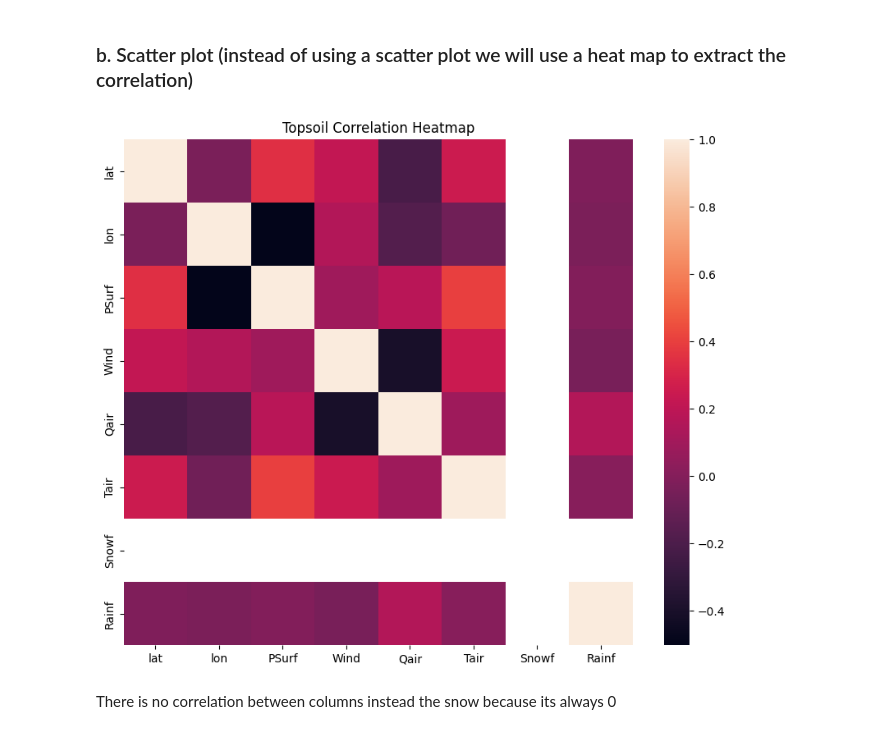
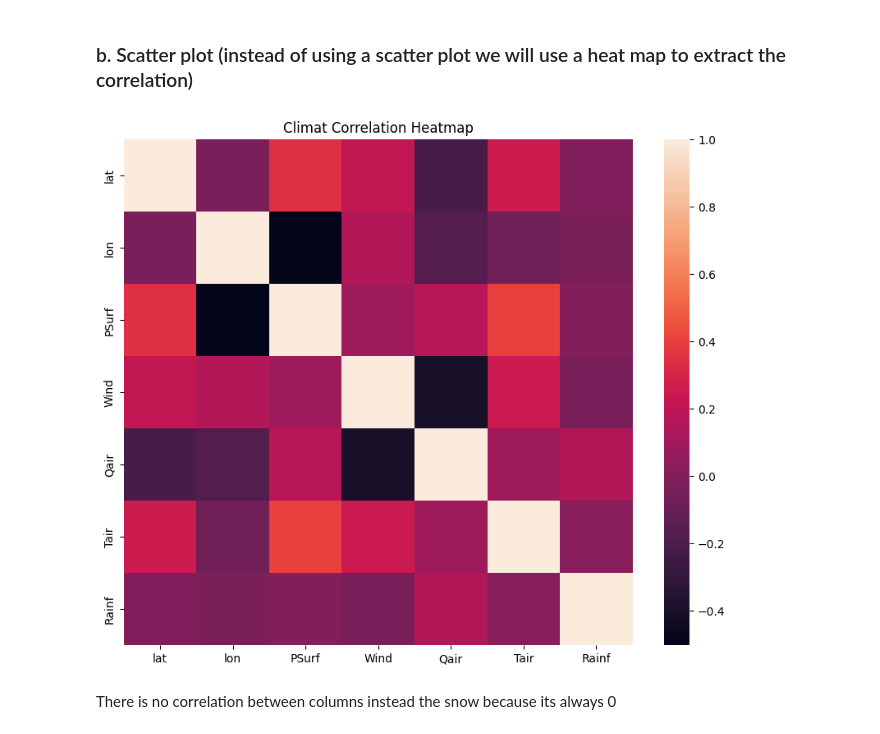
Before and after one commit to grosvenor01/Soil-DATA-manip, a Jupyter notebook: main.ipynb, the cells around one changed output. Cells and saved outputs as stored; diff of their text form; code cells hidden in the pictures.

Commit message:
last updates and adding aggregation by column

```diff
--- a/main.ipynb
+++ b/main.ipynb
@@ -582,0 +585,3 @@ This dataset contains hourly meteorological data for Algeria during 2019, encomp
+# %%
+df_climat_sample = df_climat_sample.drop(columns=["Snowf"])
+df_climat_sample
@@ -618,6 +637,3 @@ Name: 2, dtype: object
 # B. Data Analytics
 # %% [markdown]
 ### 1. Central tendecy
-# %%
-df_climat_sample=pd.read_csv("finals.csv")
-df_climat_sample
@@ -871,11 +877,11 @@ we can drop snow column bcs its always 0
 # %%
 df_corr = df_climat_sample.drop(columns=["time"])
 plt.figure(figsize=(10, 8))
 p1 = sns.heatmap(df_corr.corr())
-plt.title('Topsoil Correlation Heatmap')
+plt.title('Climat Correlation Heatmap')
 plt.show()
 # %% [output]
-[figure, old version]
+[figure, new version]
 # %% [markdown]
 There is no correlation between columns instead the snow because its always 0
 # %% [markdown]
```
Also changed, not shown: parts of 24 cells of this notebook, 2 other files.
